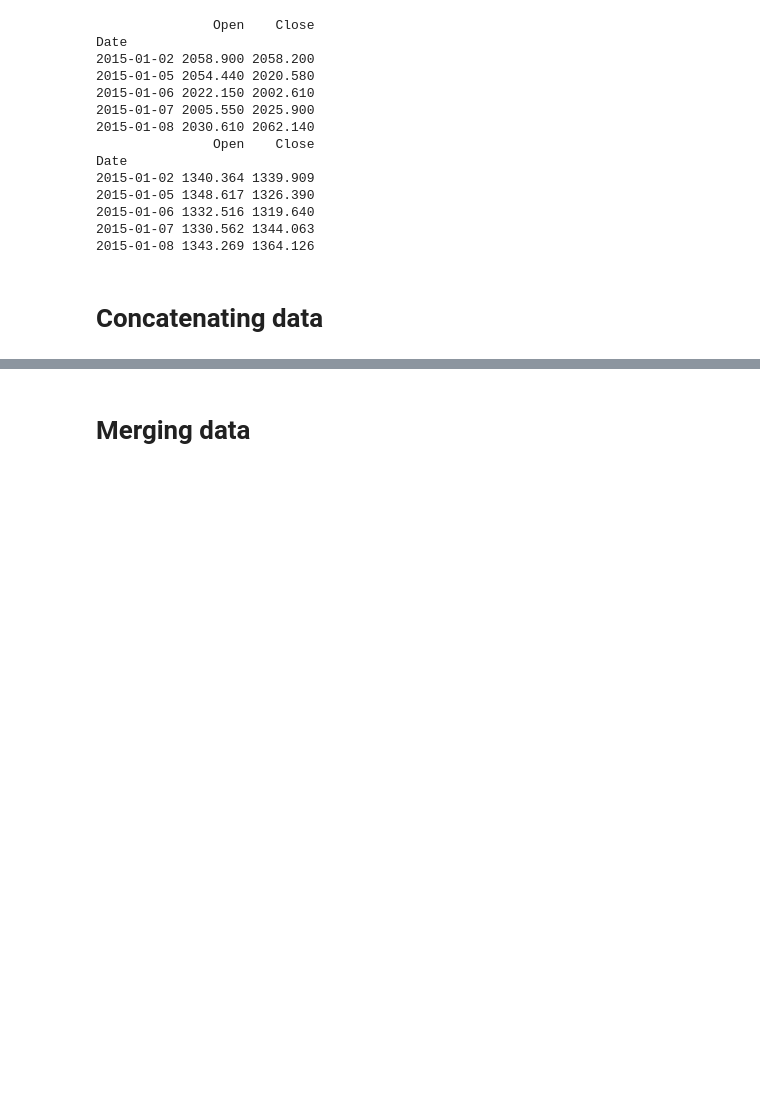
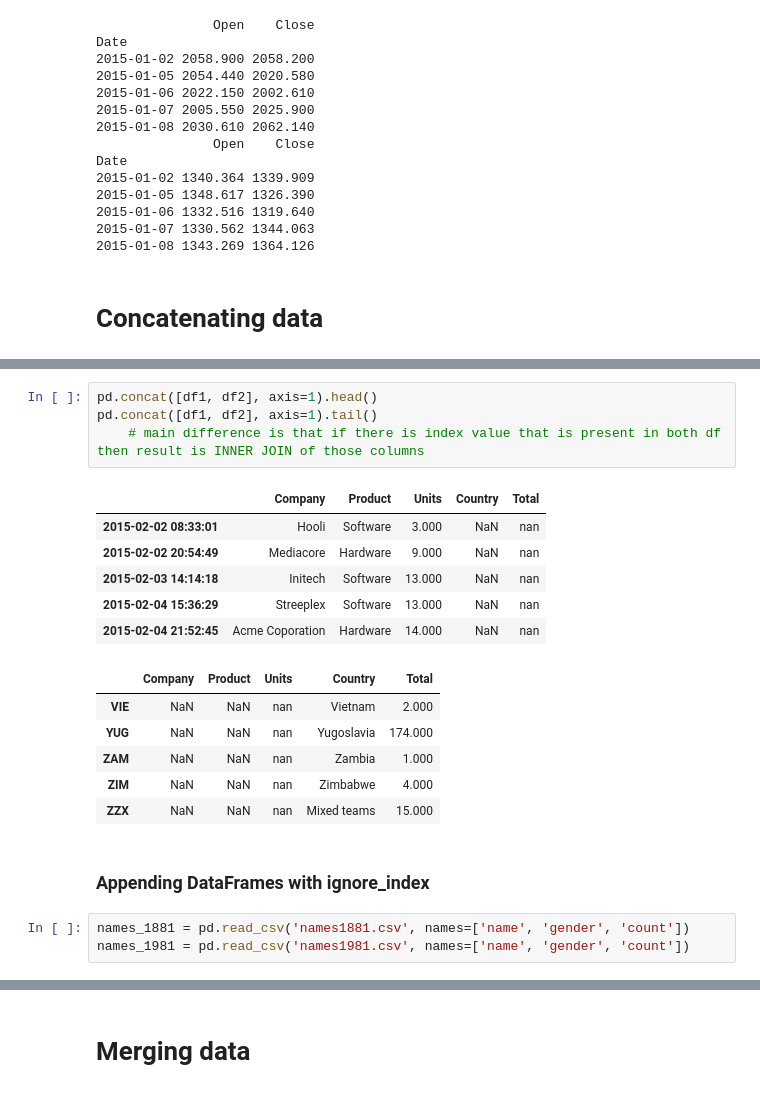
Before and after one commit to Folgir/DataCamp, a Jupyter notebook: Python_mergingDataFramesWithPandas.ipynb, the cells around one changed output, grey strips where cells are left out. Cells and saved outputs as stored; diff of their text form; blank space fills up the shorter version.

```diff
--- a/Python_mergingDataFramesWithPandas.ipynb
+++ b/Python_mergingDataFramesWithPandas.ipynb
@@ -716,0 +929,22 @@ Date
+# %%
+pd.concat([df1, df2], axis=1).head()
+pd.concat([df1, df2], axis=1).tail()
+    # main difference is that if there is index value that is present in both df then result is INNER JOIN of those columns
+# %% [output]
+|  | Company | Product | Units | Country | Total |
+| 2015-02-02 08:33:01 | Hooli | Software | 3.000 | NaN | nan |
+| 2015-02-02 20:54:49 | Mediacore | Hardware | 9.000 | NaN | nan |
+| 2015-02-03 14:14:18 | Initech | Software | 13.000 | NaN | nan |
+| 2015-02-04 15:36:29 | Streeplex | Software | 13.000 | NaN | nan |
+| 2015-02-04 21:52:45 | Acme Coporation | Hardware | 14.000 | NaN | nan |
+|  | Company | Product | Units | Country | Total |
+| VIE | NaN | NaN | nan | Vietnam | 2.000 |
+| YUG | NaN | NaN | nan | Yugoslavia | 174.000 |
+| ZAM | NaN | NaN | nan | Zambia | 1.000 |
+| ZIM | NaN | NaN | nan | Zimbabwe | 4.000 |
+| ZZX | NaN | NaN | nan | Mixed teams | 15.000 |
+# %% [markdown]
+### Appending DataFrames with ignore_index
+# %%
+names_1881 = pd.read_csv('names1881.csv', names=['name', 'gender', 'count'])
+names_1981 = pd.read_csv('names1981.csv', names=['name', 'gender', 'count'])
```
Also changed, not shown: parts of 38 cells of this notebook.
